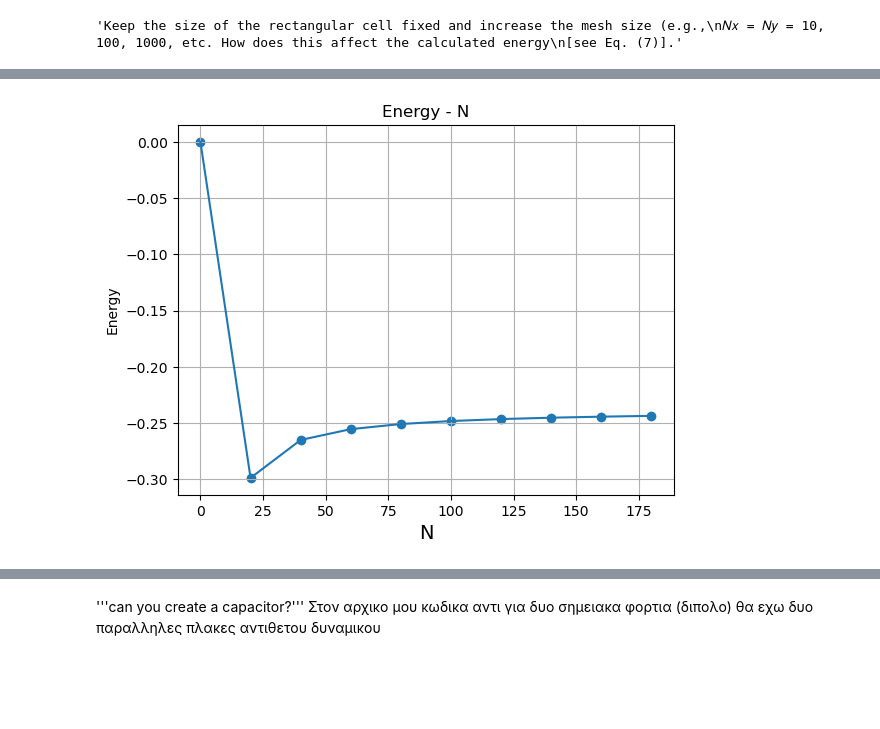
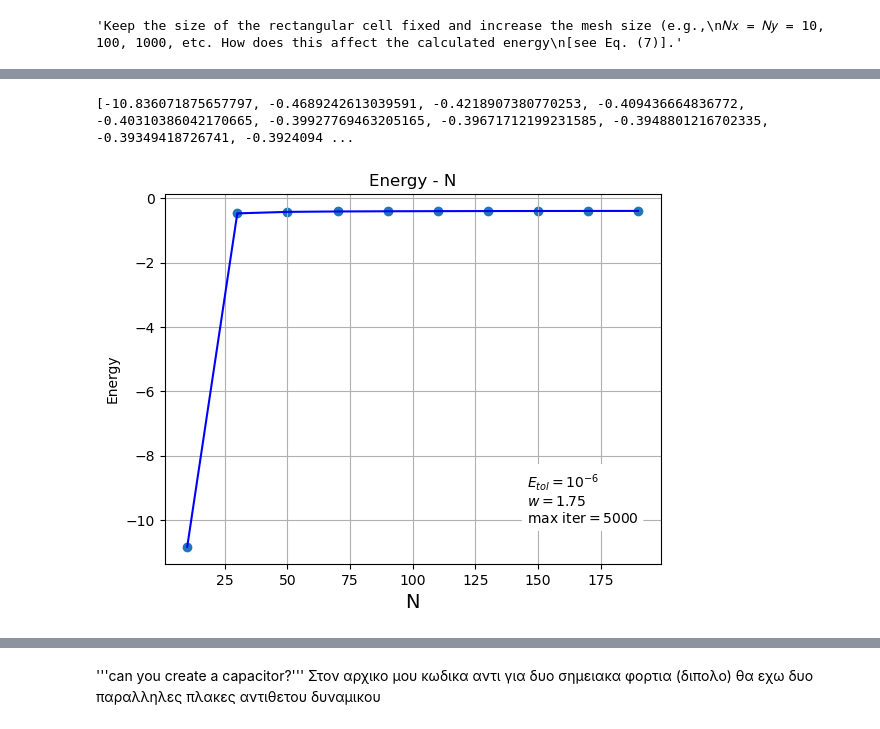
Before and after one commit to VeganSouvlaki/CP, a Jupyter notebook: ΠΡΟΤΖΕΚΤ.ipynb, the cells around one changed output, grey strips where cells are left out. Drawn from its saved outputs; the diff is of its cells as text; code cells hidden in the pictures; blank space fills up the shorter version.

```diff
--- a/ΠΡΟΤΖΕΚΤ.ipynb
+++ b/ΠΡΟΤΖΕΚΤ.ipynb
@@ -182,25 +202,33 @@ print(energylist2)
 # %%
-Nlist=[]
-energylist=[]
+Nlist15=[]
+energylist15=[]
 #af=apotelesma function
 
-for n in np.arange(0, 200, 20):  # Δημιουργία τιμών από 1.0 έως 2.0
-    af = convE(N=n)  # Κλήση της συνάρτησης synartisi
-    Nlist.append(n)  # Προσθήκη του omega στη λίστα
-    energylist.append(af[1])
+for n in np.arange(10, 200, 20):  # Δημιουργία τιμών από 1.0 έως 2.0
+    af15 = convE(N=n)  # Κλήση της συνάρτησης synartisi
+    Nlist15.append(n)  # Προσθήκη του omega στη λίστα
+    energylist15.append(af15[1])
+print(energylist15)
 
 
 
 
-plt.plot(Nlist,energylist)
-plt.scatter(Nlist,energylist)
+plt.plot(Nlist15,energylist15,color='b')
+plt.scatter(Nlist15,energylist15)
 plt.xlabel("N",size=14)
 plt.ylabel("Energy")
 plt.title("Energy - N")
+
+plt.text(0.73, 0.25, r"$E_{tol}=10^{-6}$" "\n" r"$w=1.75$" "\n" r"$\mathrm{max\ iter}=5000$",
+         transform=plt.gca().transAxes, fontsize=10, verticalalignment='top',
+         bbox=dict(boxstyle="round,pad=0.3", edgecolor="white", facecolor="white"))
+
+
 plt.grid()
 plt.show()
 # %% [output]
+[-10.836071875657797, -0.4689242613039591, -0.4218907380770253, -0.409436664836772, -0.40310386042170665, -0.39927769463205165, -0.39671712199231585, -0.3948801216702335, -0.39349418726741, -0.3924094 ...
-[figure, old version]
+[figure, new version]
 # %%
 xmin,ymin=0,0
 xmax,ymax=1,1
```
Also changed, not shown: parts of 12 cells of this notebook.
